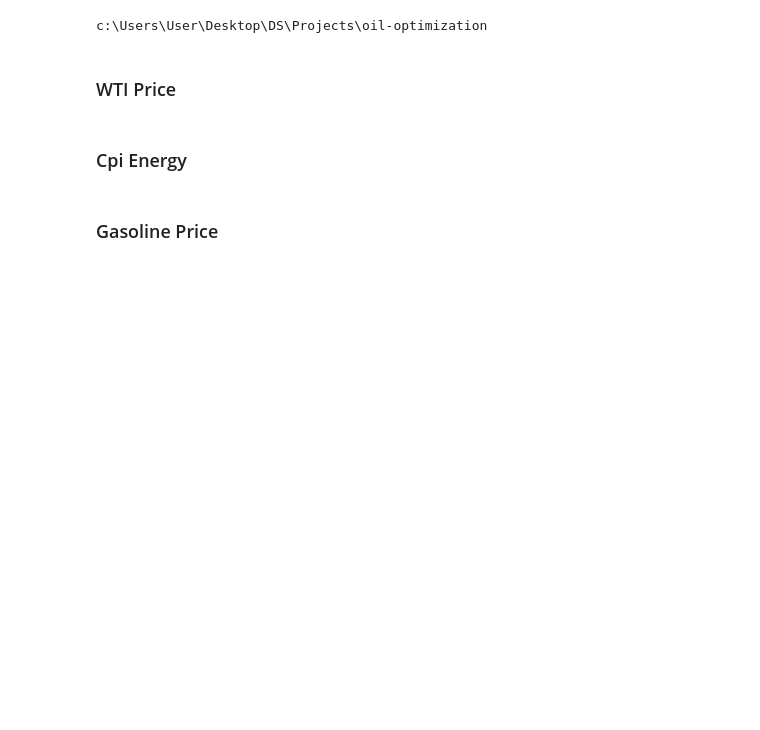
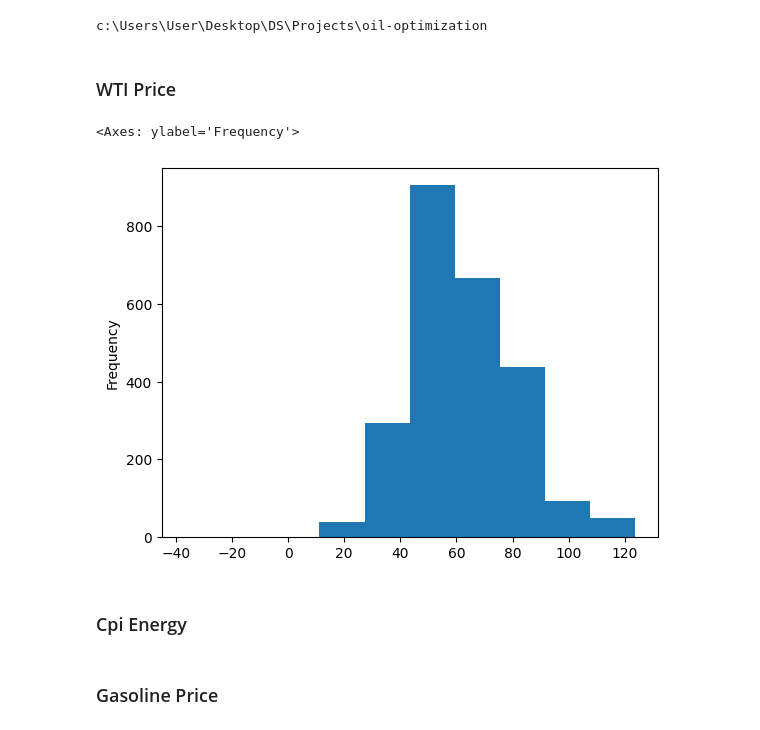
Before and after one commit to SalazarV4/oil-optimization, a Jupyter notebook: notebooks/03_eda.ipynb, the cells around one changed output. Cells and saved outputs as stored; diff of their text form; code cells hidden in the pictures; blank space fills up the shorter version.

```diff
--- a/notebooks/03_eda.ipynb
+++ b/notebooks/03_eda.ipynb
@@ -57,3 +57,11 @@ plot_values(df_wti,label='wti_prices', title='Daily WTI Price Time Series (Dolla
+# %%
+df_wti = df_dict['wti_prices']
+df_wti = df_wti[df_wti['product'].eq('EPCWTI')].set_index('period')['value']
+
+df_wti.plot.hist()
+# %% [output]
+<Axes: ylabel='Frequency'>
+[figure, added]
 # %%
 plot_monthly_boxplots(df_wti,'wti_prices')
 # %% [markdown]
```
Also changed, not shown: parts of 11 cells of this notebook, 5 other files.
